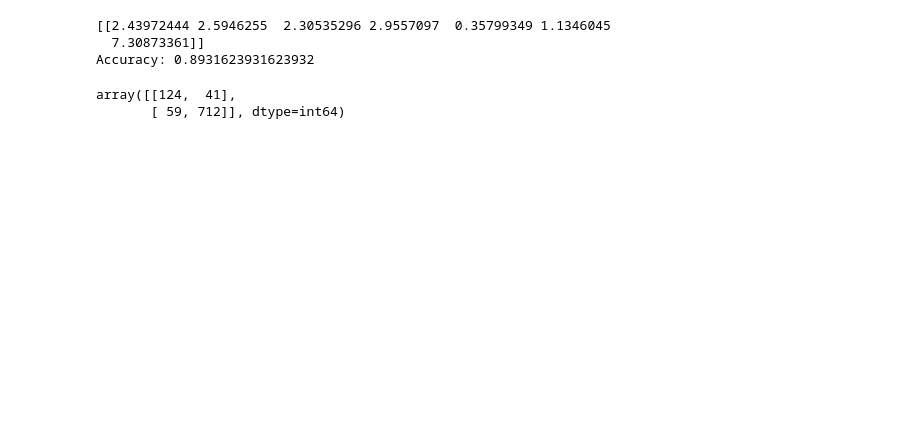
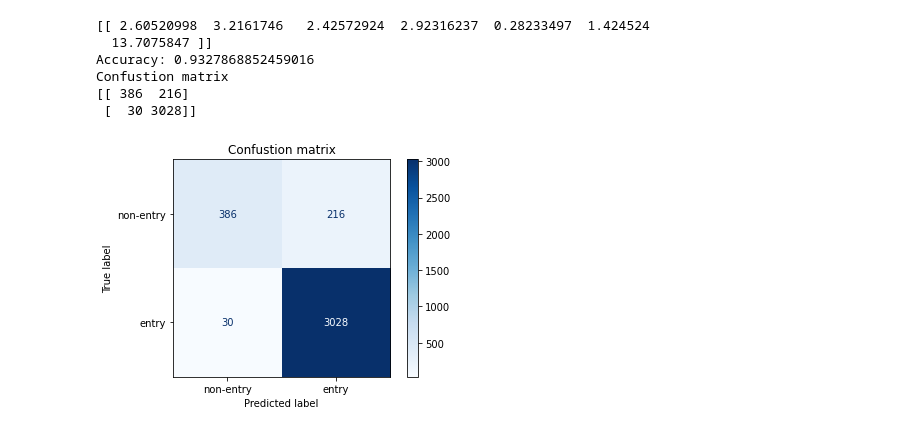
Before and after one commit to sibbo/nordisk-familjebok, a Jupyter notebook: entry_classifier.ipynb, the cells around one changed output. Cells and saved outputs as stored; diff of their text form; code cells hidden in the pictures; blank space fills up the shorter version.

Commit message:
Scraped more files, added confusion matrix plot. Many false positives right now

```diff
--- a/entry_classifier.ipynb
+++ b/entry_classifier.ipynb
@@ -58,26 +59,43 @@ print(y.shape)
 # %%
 # Create a logistic regression model
 logistic_regression_model = LogisticRegression()
 
 # Fit the model to the training data
 logistic_regression_model.fit(X_train, y_train)
 print(np.abs(logistic_regression_model.coef_))
 
 # Predict on the testing data
 predictions = logistic_regression_model.predict(X_test)
 
 # Evaluate the model
 accuracy = accuracy_score(y_test, predictions)
 print("Accuracy:", accuracy)
 # evaluate with f1-score, confusion matrix on test set
 
-confusion_matrix(y_true=y_test, y_pred=predictions)
+class_names = ["non-entry", "entry"]
+title="Confustion matrix"
+disp = ConfusionMatrixDisplay.from_estimator(
+        logistic_regression_model,
+        X_test,
+        y_test,
+        display_labels=class_names,
+        cmap=plt.cm.Blues,
+        # normalize=normalize,
+    )
+disp.ax_.set_title(title)
+
+print(title)
+print(disp.confusion_matrix)
+
+plt.show()
 # %% [output]
-[[2.43972444 2.5946255  2.30535296 2.9557097  0.35799349 1.1346045
-  7.30873361]]
-Accuracy: 0.8931623931623932
+[[ 2.60520998  3.2161746   2.42572924  2.92316237  0.28233497  1.424524
+  13.7075847 ]]
+Accuracy: 0.9327868852459016
+Confustion matrix
+[[ 386  216]
+ [  30 3028]]
-array([[124,  41],
-       [ 59, 712]], dtype=int64)
+[figure, added]
 # %%
 # check the data that was misclassified
 
```
Also changed, not shown: parts of 4 cells of this notebook, 6 other files.
